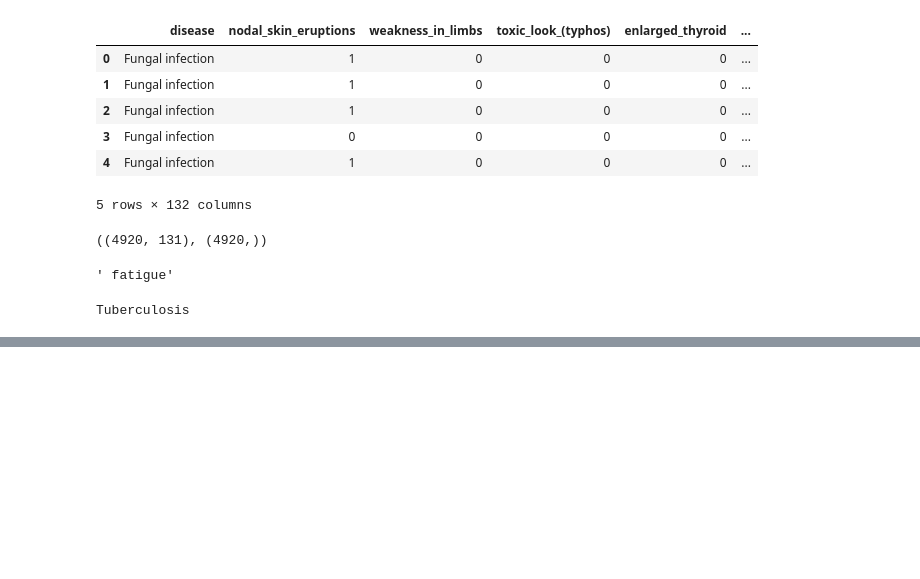
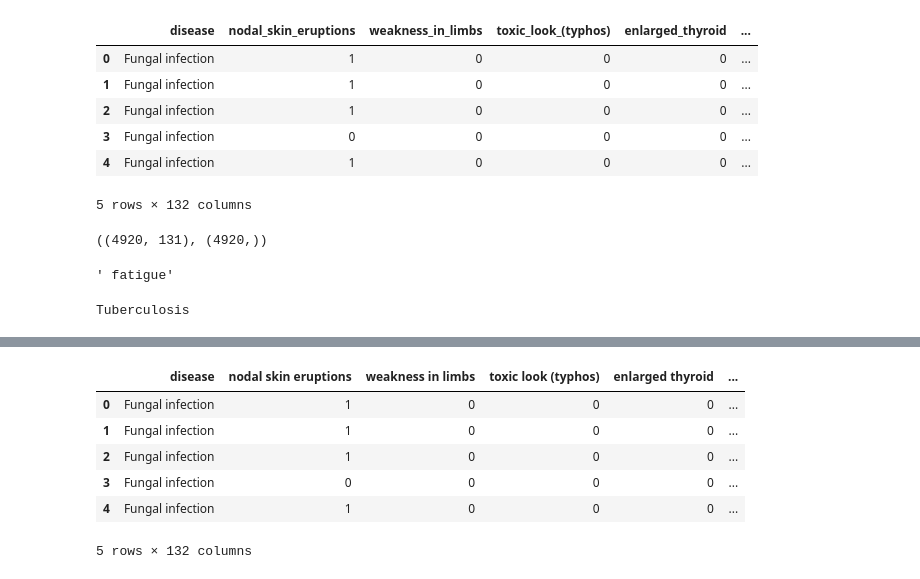
Before and after one commit to SanthoshKannanSP/amet-hackathon-2023, a Jupyter notebook: temp.ipynb, the cells around one changed output, grey strips where cells are left out. Cells and saved outputs as stored; diff of their text form; code cells hidden in the pictures; blank space fills up the shorter version.

Commit message:
added disease description

```diff
--- a/temp.ipynb
+++ b/temp.ipynb
@@ -104,3 +104,6 @@ while(resp["status"]!="disease"):
 print(resp["value"])
 # %% [output]
 Tuberculosis
+# %%
+import pandas as pd
+df = pd.read_csv("dataset/cleaned_symptoms.csv")
@@ -106,0 +125,3 @@ Tuberculosis
+# %%
+df.columns = [i.strip() for i in df.columns]
+df.head()
@@ -106,0 +136,11 @@ Tuberculosis
+# %%
+df.columns = [i.replace("_"," ") for i in df.columns]
+df.head()
+# %% [output]
+|  | disease | nodal skin eruptions | weakness in limbs | toxic look (typhos) | enlarged thyroid | ... |
+| 0 | Fungal infection | 1 | 0 | 0 | 0 | ... |
+| 1 | Fungal infection | 1 | 0 | 0 | 0 | ... |
+| 2 | Fungal infection | 1 | 0 | 0 | 0 | ... |
+| 3 | Fungal infection | 0 | 0 | 0 | 0 | ... |
+| 4 | Fungal infection | 1 | 0 | 0 | 0 | ... |
+5 rows × 132 columns
```
Also changed, not shown: parts of 8 cells of this notebook, 3 other files.
